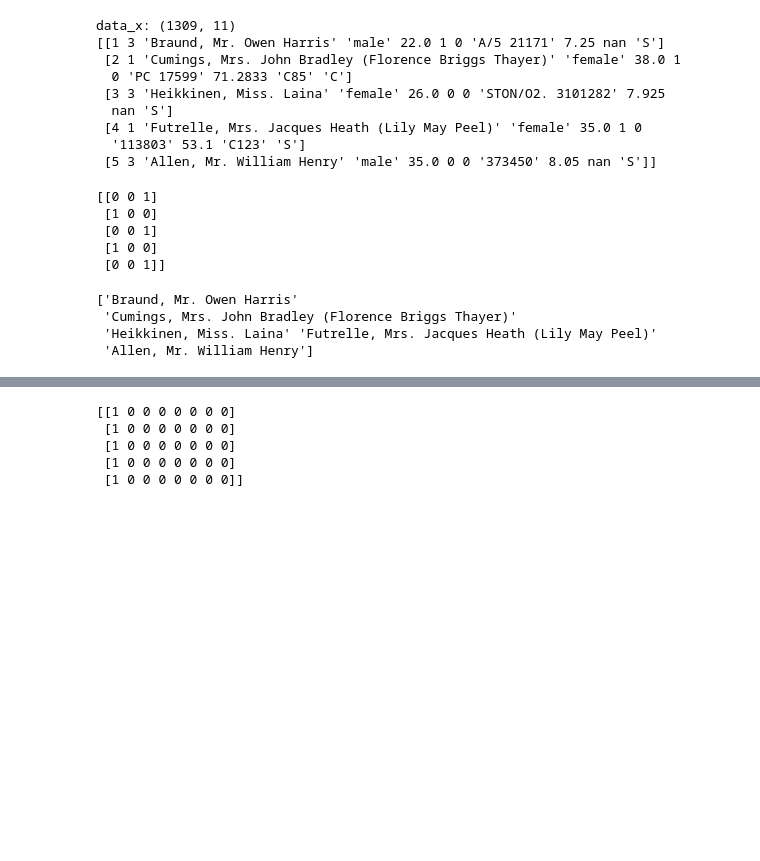
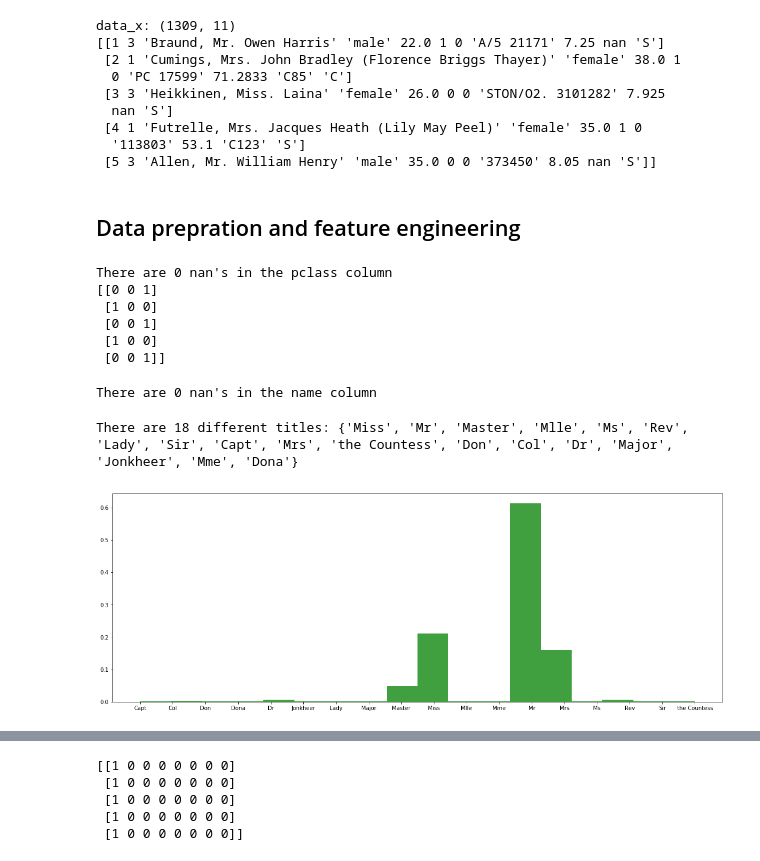
Before and after one commit to jgamboias/Kaggle-Titanic, a Jupyter notebook: Titanic.ipynb, the cells around one changed output, grey strips where cells are left out. Cells and saved outputs as stored; diff of their text form; code cells hidden in the pictures; blank space fills up the shorter version.

```diff
--- a/Titanic.ipynb
+++ b/Titanic.ipynb
@@ -129,28 +98,69 @@ data_x: (1309, 11)
  [4 1 'Futrelle, Mrs. Jacques Heath (Lily May Peel)' 'female' 35.0 1 0
   '113803' 53.1 'C123' 'S']
  [5 3 'Allen, Mr. William Henry' 'male' 35.0 0 0 '373450' 8.05 nan 'S']]
+# %% [markdown]
+## Data prepration and feature engineering
 # %%
 # Analysis and preparation of column "Pclass":
+# Passenger's class
 
 pclass = data_x[:,1]
+print("There are " + str(pd.isnull(pclass).sum()) + " nan's in the pclass column")
 pclass_onehot = pd.get_dummies(pclass)
 pclass_onehot = pclass_onehot.values
 
 print(pclass_onehot[:5])
 # %% [output]
+There are 0 nan's in the pclass column
 [[0 0 1]
  [1 0 0]
  [0 0 1]
  [1 0 0]
  [0 0 1]]
-# %%
-# Analysis and preparation of column "Name":
-
-name = data_x[:,2]
-print(name[:5])
-#complete later: look for titles and maybe surnames
-# %% [output]
-['Braund, Mr. Owen Harris'
- 'Cumings, Mrs. John Bradley (Florence Briggs Thayer)'
- 'Heikkinen, Miss. Laina' 'Futrelle, Mrs. Jacques Heath (Lily May Peel)'
- 'Allen, Mr. William Henry']
+# %%
+# Analysis and preparation of column "Name":
+# Passenger's name
+
+name = data_x[:,2]
+print("There are " + str(pd.isnull(name).sum()) + " nan's in the name column")
+
+# First, separate the surname from the rest of the name
+for i in range(len(name)):
+
+    full_name = str(name[i])
+
+    # First split: separate the surname from the rest of the name
+    name_split_1 = full_name.split(sep = ', ', maxsplit=1)
+    surname = name_split_1[0]
+    title_and_name = name_split_1[1]
+
+    # Second split: separate the title from the rest of the name
+    name_split_2 = title_and_name.split(sep = '. ', maxsplit=1)
+
+    title = name_split_2[0]
+    first_name = name_split_2[1]
+
+
+    if(i==0):
+        titles = np.array(title).reshape(1,1)
+        first_names = np.array(first_name).reshape(1,1)
+        surnames = np.array(surname).reshape(1,1)
+
+    else:
+        titles = np.append(titles, np.array(title).reshape(1,1), axis = 0)
+        first_names = np.append(first_names, np.array(first_name).reshape(1,1), axis = 0)
+        surnames = np.append(surnames, np.array(surname).reshape(1,1), axis = 0)
+# %% [output]
+There are 0 nan's in the name column
+# %%
+# Check the distribution for the titles:
+titles = titles.reshape(titles.shape[0],)
+titles_list = titles.astype(set)
+unique_titles = set(titles_list)
+print("There are " + str(len(unique_titles)) + " different titles: " + str(unique_titles))
+
+plt.figure(figsize=(20,7))
+n, bins, patches = plt.hist(titles_list, 18, normed=1, facecolor='g', alpha=0.75)
+# %% [output]
+There are 18 different titles: {'Miss', 'Mr', 'Master', 'Mlle', 'Ms', 'Rev', 'Lady', 'Sir', 'Capt', 'Mrs', 'the Countess', 'Don', 'Col', 'Dr', 'Major', 'Jonkheer', 'Mme', 'Dona'}
+[figure, added]
```
Also changed, not shown: parts of 21 cells of this notebook, 2 other files.
